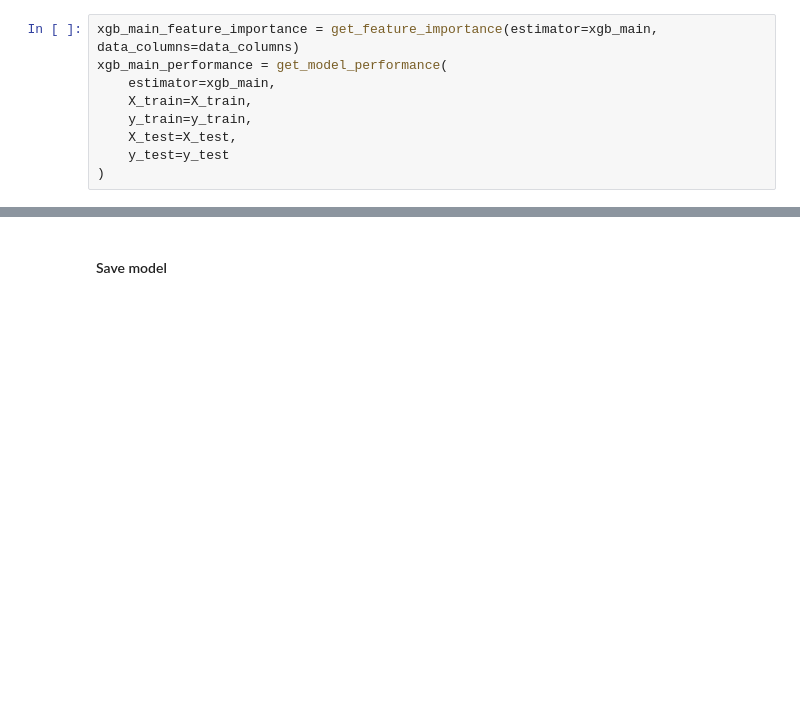
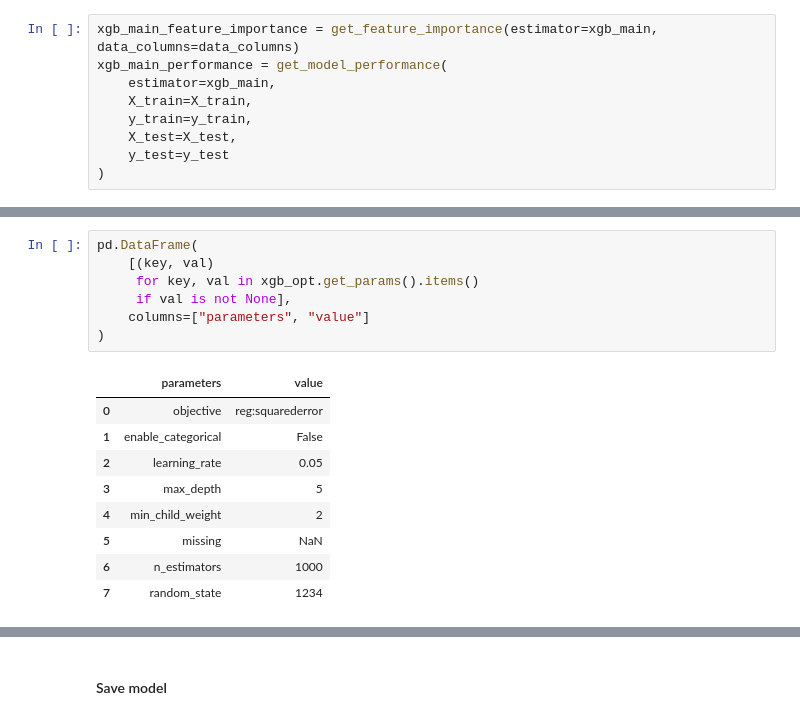
Before and after one commit to fokhrun/heritage_housing, a Jupyter notebook: jupyter_notebooks/model_training.ipynb, the cells around one changed output, grey strips where cells are left out. Saved outputs shown, nothing was run; the diff lists cells and outputs as text; blank space fills up the shorter version.

```diff
--- a/jupyter_notebooks/model_training.ipynb
+++ b/jupyter_notebooks/model_training.ipynb
@@ -650,0 +671,17 @@ Feature importance
+# %%
+pd.DataFrame(
+    [(key, val)
+     for key, val in xgb_opt.get_params().items()
+     if val is not None],
+    columns=["parameters", "value"]
+)
+# %% [output]
+|  | parameters | value |
+| 0 | objective | reg:squarederror |
+| 1 | enable_categorical | False |
+| 2 | learning_rate | 0.05 |
+| 3 | max_depth | 5 |
+| 4 | min_child_weight | 2 |
+| 5 | missing | NaN |
+| 6 | n_estimators | 1000 |
+| 7 | random_state | 1234 |
```
Also changed, not shown: parts of 11 cells of this notebook.
